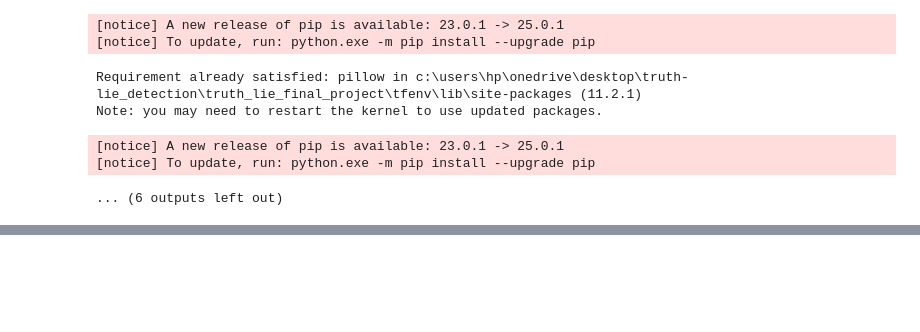
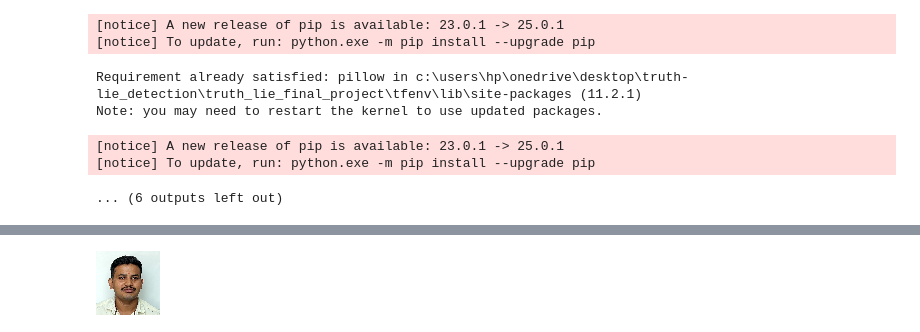
Before and after one commit to sandeep350/Truth_Lie_Final_Project, a Jupyter notebook: main.ipynb, the cells around one changed output, grey strips where cells are left out. Saved outputs shown, nothing was run; the diff lists cells and outputs as text; code cells hidden in the pictures; blank space fills up the shorter version.

```diff
--- a/main.ipynb
+++ b/main.ipynb
@@ -173,0 +498,9 @@ os.makedirs(folder, exist_ok=True)
+# %%
+for images, labels in val_ds.take(1):
+  for i in range(images.shape[0]):
+    img_loaded = array_to_img(images[i])  # Convert the tensor to a PIL Image
+    display(img_loaded)
+    break  # Display only the first image of the batch
+  break
+# %% [output]
+[figure, added]
```
Also changed, not shown: parts of 30 cells of this notebook, 1 other file.
